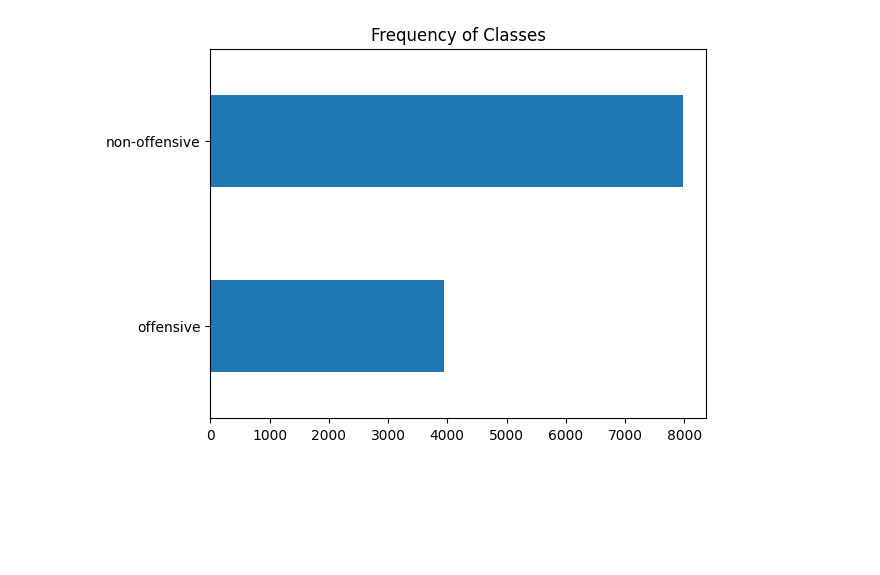
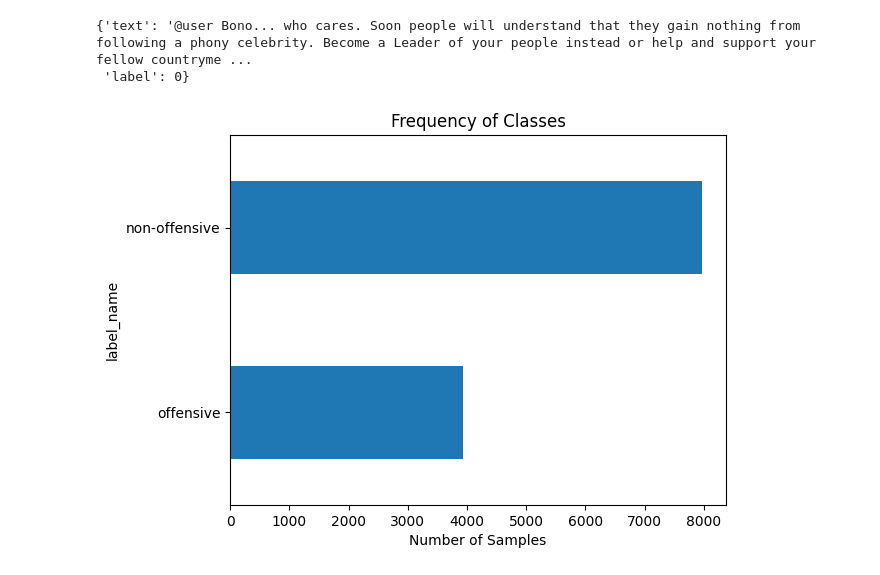
Before and after one commit to Poincare-project/poincare-model, a Jupyter notebook: TweetEmbeddings.ipynb, the cells around one changed output. Drawn from its saved outputs; the diff is of its cells as text; code cells hidden in the pictures; blank space fills up the shorter version.

```diff
--- a/TweetEmbeddings.ipynb
+++ b/TweetEmbeddings.ipynb
@@ -48,21 +28,29 @@ train_ds[0]
+# %%
+# do a pretty of sample train dataset
+train_ds = dataset["train"]
+train_ds[0]
+# %% [output]
+{'text': '@user Bono... who cares. Soon people will understand that they gain nothing from following a phony celebrity. Become a Leader of your people instead or help and support your fellow countryme ...
+ 'label': 0}
 # %%
 import pandas as pd
 import matplotlib.pyplot as plt
 
 dataset.set_format(type="pandas")
 df = dataset["train"][:]
 
 def label_int2str(row):
     return dataset["train"].features["label"].int2str(row)
 
 df["label_name"] = df["label"].apply(label_int2str)
 df.head()
 
 df["label_name"].value_counts(ascending=True).plot.barh()
+plt.xlabel("Number of Samples")
 plt.title("Frequency of Classes")
 plt.show()
 # %% [output]
-[figure, old version]
+[figure, new version]
 # %%
 from bertopic import BERTopic
 from umap import UMAP
```
Also changed, not shown: parts of 19 cells of this notebook, 1 other file.
